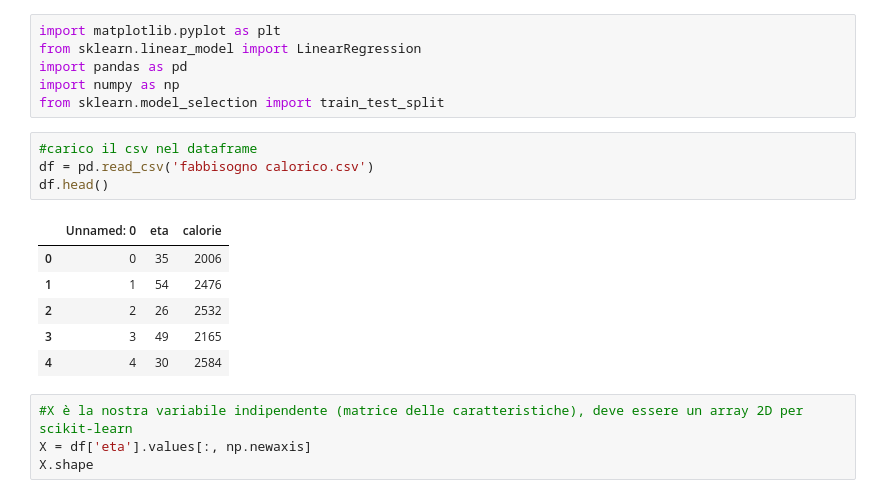
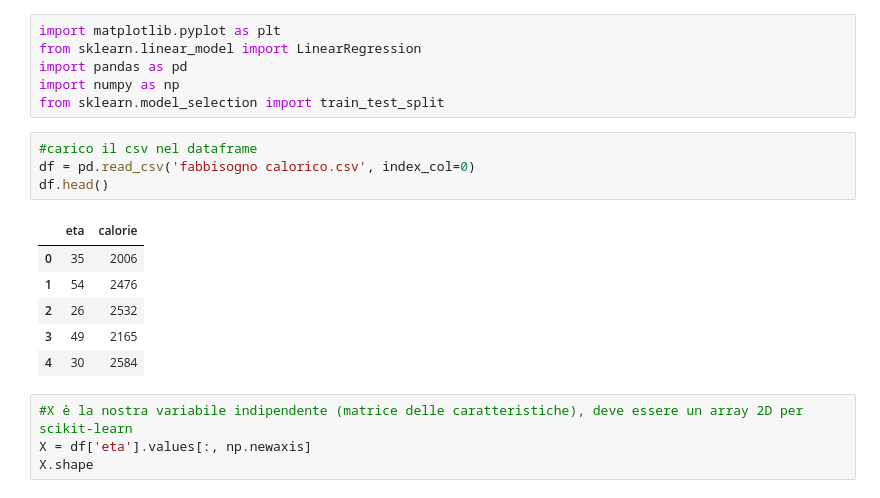
Before and after one commit to francescobifulco/python_corso, a Jupyter notebook: jupeter/esercizio3.ipynb, the cells around one changed output. Drawn from its saved outputs; the diff is of its cells as text.

```diff
--- a/jupeter/esercizio3.ipynb
+++ b/jupeter/esercizio3.ipynb
@@ -6,15 +6,15 @@ import numpy as np
 from sklearn.model_selection import train_test_split
 # %%
 #carico il csv nel dataframe
-df = pd.read_csv('fabbisogno calorico.csv')
+df = pd.read_csv('fabbisogno calorico.csv', index_col=0)
 df.head()
 # %% [output]
-|  | Unnamed: 0 | eta | calorie |
-| 0 | 0 | 35 | 2006 |
-| 1 | 1 | 54 | 2476 |
-| 2 | 2 | 26 | 2532 |
-| 3 | 3 | 49 | 2165 |
-| 4 | 4 | 30 | 2584 |
+|  | eta | calorie |
+| 0 | 35 | 2006 |
+| 1 | 54 | 2476 |
+| 2 | 26 | 2532 |
+| 3 | 49 | 2165 |
+| 4 | 30 | 2584 |
 # %%
 #X è la nostra variabile indipendente (matrice delle caratteristiche), deve essere un array 2D per scikit-learn
 X = df['eta'].values[:, np.newaxis]
```
Also changed, not shown: parts of 4 cells of this notebook.
